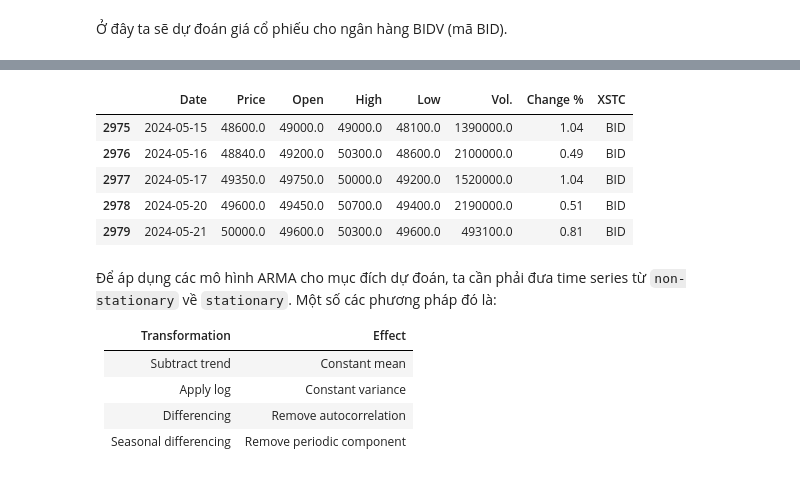
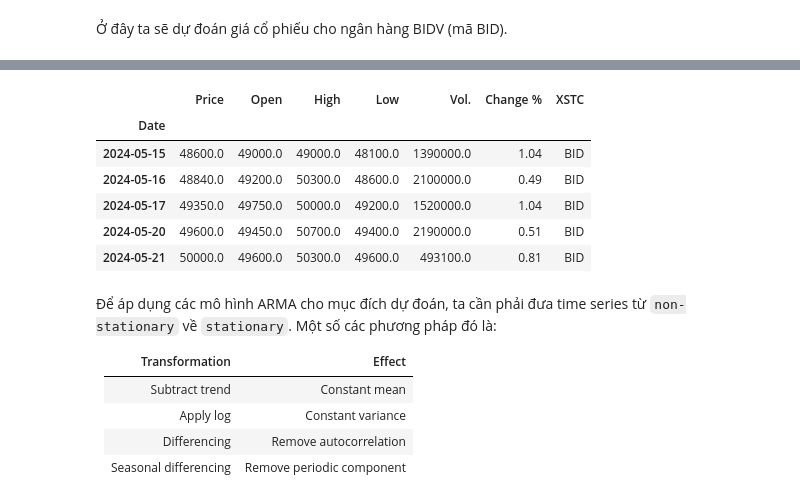
Before and after one commit to HTNam1710/DataViz_Lab02, a Jupyter notebook: stationarity.ipynb, the cells around one changed output, grey strips where cells are left out. Drawn from its saved outputs; the diff is of its cells as text; code cells hidden in the pictures.

```diff
--- a/stationarity.ipynb
+++ b/stationarity.ipynb
@@ -296,14 +306,18 @@ results_df
 # %%
 BID_name = 'BID'
 BID_df = dataframes[BID_name]
+
+BID_df['Date'] = pd.to_datetime(BID_df['Date'])
+BID_df.set_index('Date', inplace=True)
 BID_df.tail(5)
 # %% [output]
-|  | Date | Price | Open | High | Low | Vol. | Change % | XSTC |
-| 2975 | 2024-05-15 | 48600.0 | 49000.0 | 49000.0 | 48100.0 | 1390000.0 | 1.04 | BID |
-| 2976 | 2024-05-16 | 48840.0 | 49200.0 | 50300.0 | 48600.0 | 2100000.0 | 0.49 | BID |
-| 2977 | 2024-05-17 | 49350.0 | 49750.0 | 50000.0 | 49200.0 | 1520000.0 | 1.04 | BID |
-| 2978 | 2024-05-20 | 49600.0 | 49450.0 | 50700.0 | 49400.0 | 2190000.0 | 0.51 | BID |
-| 2979 | 2024-05-21 | 50000.0 | 49600.0 | 50300.0 | 49600.0 | 493100.0 | 0.81 | BID |
+|  | Price | Open | High | Low | Vol. | Change % | XSTC |
+| Date |  |  |  |  |  |  |  |
+| 2024-05-15 | 48600.0 | 49000.0 | 49000.0 | 48100.0 | 1390000.0 | 1.04 | BID |
+| 2024-05-16 | 48840.0 | 49200.0 | 50300.0 | 48600.0 | 2100000.0 | 0.49 | BID |
+| 2024-05-17 | 49350.0 | 49750.0 | 50000.0 | 49200.0 | 1520000.0 | 1.04 | BID |
+| 2024-05-20 | 49600.0 | 49450.0 | 50700.0 | 49400.0 | 2190000.0 | 0.51 | BID |
+| 2024-05-21 | 50000.0 | 49600.0 | 50300.0 | 49600.0 | 493100.0 | 0.81 | BID |
 # %% [markdown]
 Để áp dụng các mô hình ARMA cho mục đích dự đoán, ta cần phải đưa time series từ `non-stationary` về `stationary`. Một số các phương pháp đó là:
 
```
Also changed, not shown: parts of 70 cells of this notebook, 1 other file.
